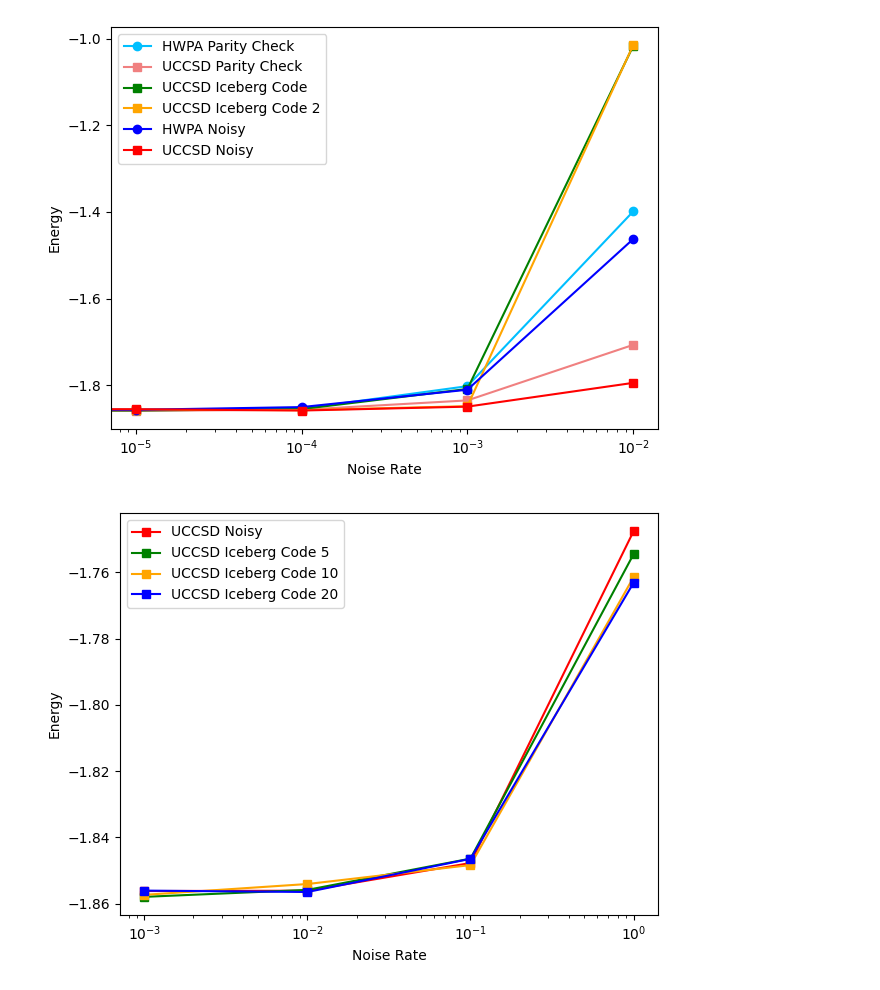
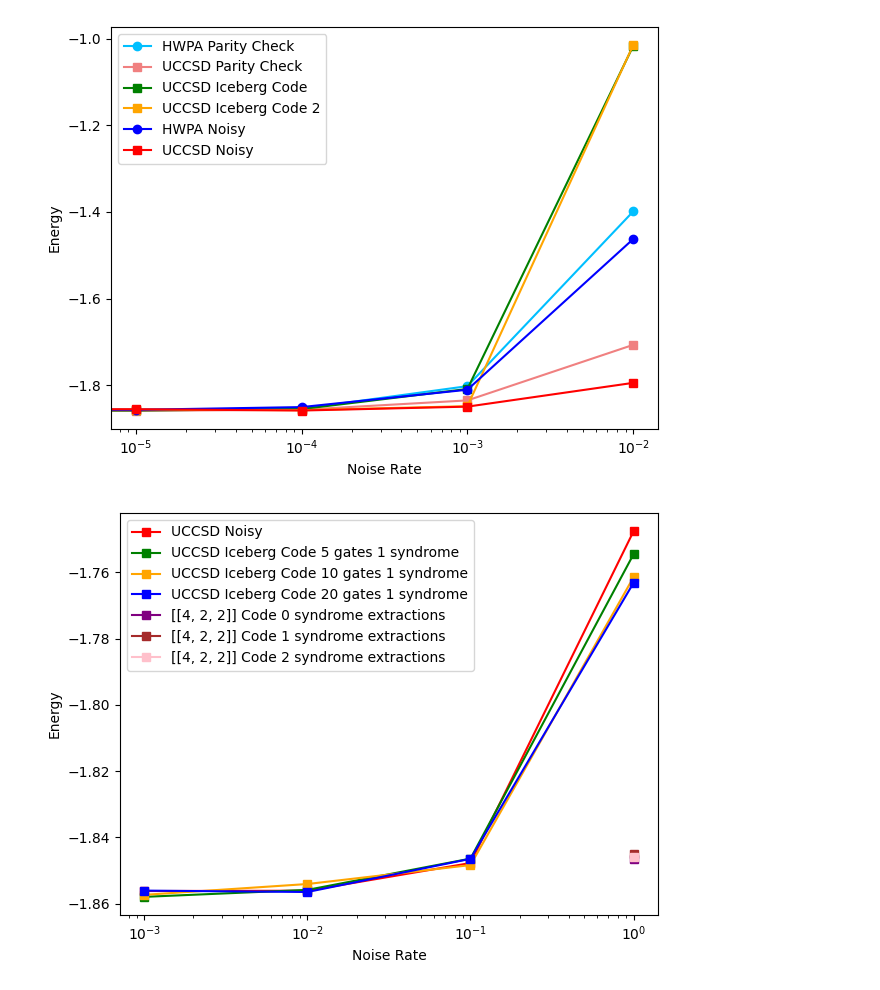
Before and after one commit to abclzr/test_barren_plateaus, a Jupyter notebook: plot.ipynb, the cells around one changed output. Drawn from its saved outputs; the diff is of its cells as text; code cells hidden in the pictures.

Commit message:
plot [[4, 2, 2]] code

```diff
--- a/plot.ipynb
+++ b/plot.ipynb
@@ -59,28 +59,35 @@ iceberg_code10 = [(0.001, -1.8573184492295665), (0.01, -1.8540522195853628), (0.
 uccsd = [(0.001, -1.8561685549114604), (0.01, -1.8560764984065787), (0.1, -1.8477140999520627), (1, -1.7475850654370462)]
 iceberg_code20 = [(0.001, -1.856045047051), (0.01, -1.8564602955050395), (0.1, -1.846443747596268), (1, -1.7631494114496258)]
 iceberg_no_syndrome_error = [(0.001, -1.8566502140613599), (0.01, -1.8561622695682274), (0.1, -1.8471845164667098), (1, -1.763036422002121)]
+_422_code_0 = [(1, -1.8463816364297638)]
+_422_code_1 = [(1, -1.8450783628983343)]
+_422_code_2 = [(1, -1.8458677363110703)]
 # %%
 uccsd_noise, uccsd_energy = zip(*uccsd)
 uccsd_iceberg_noise5, uccsd_iceberg_energy5 = zip(*iceberg_code5)
 uccsd_iceberg_noise10, uccsd_iceberg_energy10 = zip(*iceberg_code10)
 uccsd_iceberg_noise20, uccsd_iceberg_energy20 = zip(*iceberg_code20)
-
+_422_code_0_noise, _422_code_0_energy = zip(*_422_code_0)
+_422_code_1_noise, _422_code_1_energy = zip(*_422_code_1)
+_422_code_2_noise, _422_code_2_energy = zip(*_422_code_2)
 plt.plot(uccsd_noise, uccsd_energy, marker='s', color='red', linestyle='-', label='UCCSD Noisy')
 
-plt.plot(uccsd_iceberg_noise5, uccsd_iceberg_energy5, marker='s', color='green', label='UCCSD Iceberg Code 5')
-plt.plot(uccsd_iceberg_noise10, uccsd_iceberg_energy10, marker='s', color='orange', label='UCCSD Iceberg Code 10')
-plt.plot(uccsd_iceberg_noise20, uccsd_iceberg_energy20, marker='s', color='blue', label='UCCSD Iceberg Code 20')
+plt.plot(uccsd_iceberg_noise5, uccsd_iceberg_energy5, marker='s', color='green', label='UCCSD Iceberg Code 5 gates 1 syndrome')
+plt.plot(uccsd_iceberg_noise10, uccsd_iceberg_energy10, marker='s', color='orange', label='UCCSD Iceberg Code 10 gates 1 syndrome')
+plt.plot(uccsd_iceberg_noise20, uccsd_iceberg_energy20, marker='s', color='blue', label='UCCSD Iceberg Code 20 gates 1 syndrome')
 
-
+plt.plot(_422_code_0_noise, _422_code_0_energy, marker='s', color='purple', label='[[4, 2, 2]] Code 0 syndrome extractions')
+plt.plot(_422_code_1_noise, _422_code_1_energy, marker='s', color='brown', label='[[4, 2, 2]] Code 1 syndrome extractions')
+plt.plot(_422_code_2_noise, _422_code_2_energy, marker='s', color='pink', label='[[4, 2, 2]] Code 2 syndrome extractions')
 plt.xlabel('Noise Rate')
 plt.ylabel('Energy')
 plt.xscale('log')
 plt.legend()
 plt.tight_layout()
 plt.show()
 plt.close()
 # %% [output]
-[figure, old version]
+[figure, new version]
 # %%
 iceberg_no_syndrome_error_5 = [(0.001, -1.8566502140613599), (0.01, -1.8561622695682274), (0.1, -1.8471845164667098), (1, -1.763036422002121)]
 iceberg_no_syndrome_error_3 = [(0.001, -1.8559226678254295), (0.01, -1.854322846696297), (0.1, -1.845807467567432), (1, -1.770397590162624)]
```
Also changed, not shown: parts of 1 cell of this notebook, 3 other files.
